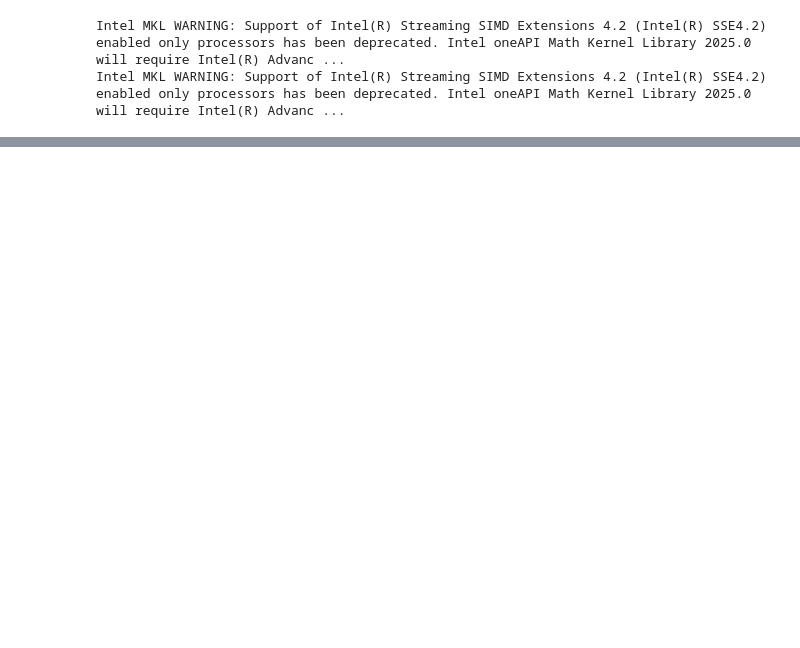
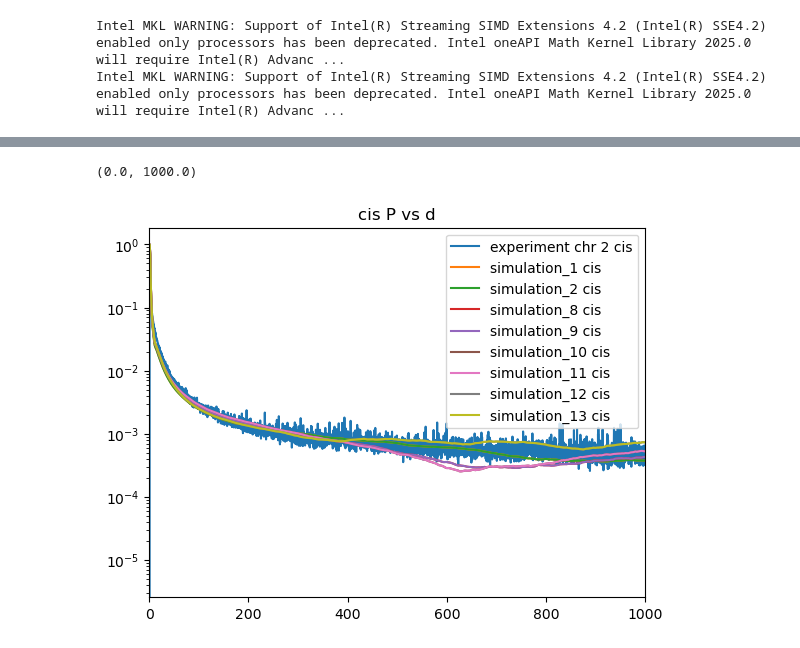
Before and after one commit to DiPierroLab/Douglas, a Jupyter notebook: 6_extra_tools/P_vs_d_experimental_compare_computational.ipynb, the cells around one changed output, grey strips where cells are left out. Saved outputs shown, nothing was run; the diff lists cells and outputs as text; code cells hidden in the pictures; blank space fills up the shorter version.

```diff
--- a/6_extra_tools/P_vs_d_experimental_compare_computational.ipynb
+++ b/6_extra_tools/P_vs_d_experimental_compare_computational.ipynb
@@ -88,3 +62,29 @@ plt.xlim(0,500)
+# %%
+# CIS
+# Plot average normalized cis Hi-C contact probability vs genomic distance (in kilobases)
+
+# Plot cis experimental data
+plt.plot(.25*d_experiment_20000kb, 50*P_cis_experiment, label='experiment chr 2 cis')
+
+# Plot cis simulation data
+plt.plot(d_simulation_2500beads, P_cis_simulation_1, label='simulation_1 cis')
+plt.plot(d_simulation_2500beads, P_cis_simulation_2, label='simulation_2 cis')
+plt.plot(d_simulation_2500beads, P_cis_simulation_8, label='simulation_8 cis')
+plt.plot(d_simulation_2500beads, P_cis_simulation_9, label='simulation_9 cis')
+plt.plot(d_simulation_2500beads, P_cis_simulation_10, label='simulation_10 cis')
+plt.plot(d_simulation_2500beads, P_cis_simulation_11, label='simulation_11 cis')
+plt.plot(d_simulation_2500beads, P_cis_simulation_12, label='simulation_12 cis')
+plt.plot(d_simulation_2500beads, P_cis_simulation_13, label='simulation_13 cis')
+
+# Plot settings
+plt.title('cis P vs d')
+plt.legend()
+#plt.xscale('log')
+plt.yscale('log')
+plt.xlim(0,1000)
+# %% [output]
+(0.0, 1000.0)
+[figure, added]
 # %%
 # TRANS
 # Plot average normalized trans Hi-C contact probability vs genomic distance (in kilobases)
```
Also changed, not shown: parts of 6 cells of this notebook, 1 other file.
